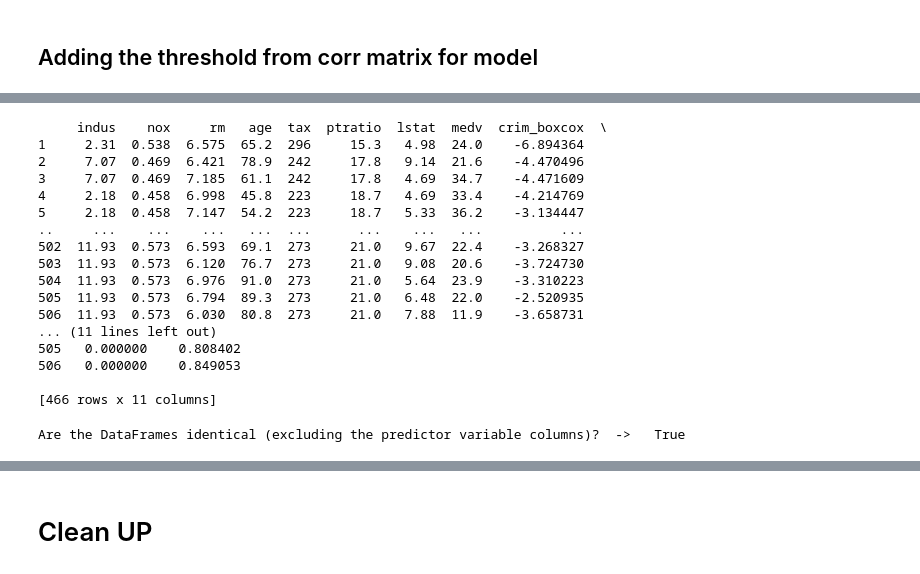
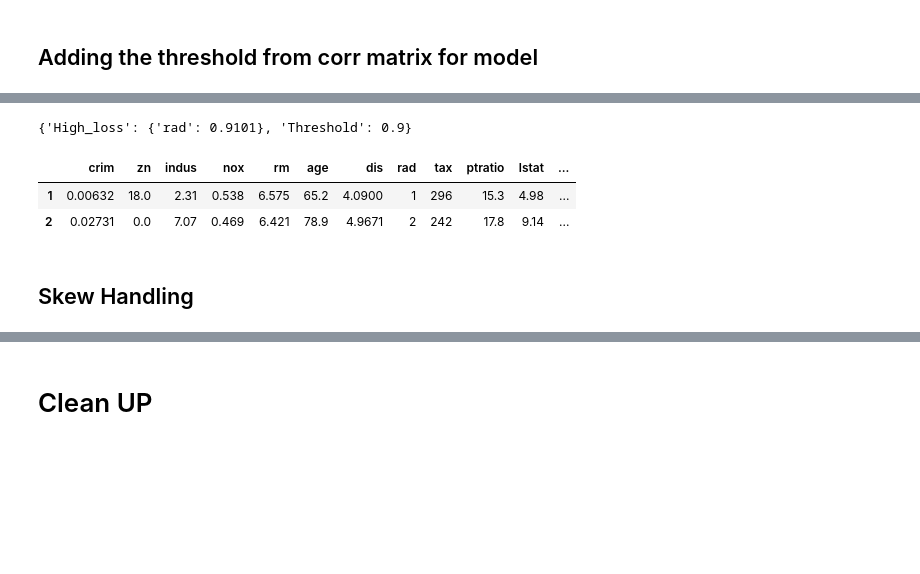
Before and after one commit to nikhil9066/API-model, a Jupyter notebook: model/boston_2.ipynb, the cells around one changed output, grey strips where cells are left out. Cells and saved outputs as stored; diff of their text form; code cells hidden in the pictures; blank space fills up the shorter version.

```diff
--- a/model/boston_2.ipynb
+++ b/model/boston_2.ipynb
@@ -698,25 +209,0 @@ ipp.interModel(df_selected_3, predictor_variable, "High n mid")
-# %%
-# Rename the column if it contains the predictor_variable with a suffix (e.g., medv_power -> medv)
-df_trimmed = df_selected_3.rename(columns={col: predictor_variable if predictor_variable in col else col
-                              for col in df_selected_3.columns})
-
-# Print the modified DataFrame
-print(df_trimmed)
-# %% [output]
-     indus    nox     rm   age  tax  ptratio  lstat  medv  crim_boxcox  \
-1     2.31  0.538  6.575  65.2  296     15.3   4.98  24.0    -6.894364
-2     7.07  0.469  6.421  78.9  242     17.8   9.14  21.6    -4.470496
-3     7.07  0.469  7.185  61.1  242     17.8   4.69  34.7    -4.471609
-4     2.18  0.458  6.998  45.8  223     18.7   4.69  33.4    -4.214769
-5     2.18  0.458  7.147  54.2  223     18.7   5.33  36.2    -3.134447
-..     ...    ...    ...   ...  ...      ...    ...   ...          ...
-502  11.93  0.573  6.593  69.1  273     21.0   9.67  22.4    -3.268327
-503  11.93  0.573  6.120  76.7  273     21.0   9.08  20.6    -3.724730
-504  11.93  0.573  6.976  91.0  273     21.0   5.64  23.9    -3.310223
-505  11.93  0.573  6.794  89.3  273     21.0   6.48  22.0    -2.520935
-506  11.93  0.573  6.030  80.8  273     21.0   7.88  11.9    -3.658731
-... (11 lines left out)
-505   0.000000    0.808402
-506   0.000000    0.849053
-
-[466 rows x 11 columns]
@@ -725,17 +210,38 @@ print(df_trimmed)
-# %%
-# Define the predictor variable
-# predictor_variable = "medv"
-
-# Filter out the columns containing predictor_variable and predictor_variable_ in their names
-columns_to_compare = [col for col in df_selected_3.columns if predictor_variable not in col]
-
-# Subset the DataFrames to include only the columns we want to compare
-df_selected_3_filtered = df_selected_3[columns_to_compare]
-df_trimmed_filtered = df_trimmed[columns_to_compare]
-
-# Compare the filtered DataFrames
-are_identical = df_selected_3_filtered.equals(df_trimmed_filtered)
-
-print("Are the DataFrames identical (excluding the predictor variable columns)?  ->  ", are_identical)
-# %% [output]
-Are the DataFrames identical (excluding the predictor variable columns)?  ->   True
+# %%
+df_filtered, high_loss = ipp.remove_high_correlation_features(df_outlier_cleaned,predictor_variable)
+print(high_loss)
+# Output: {'High_loss': {'feature3': 0.91, 'feature4': 0.95}, 'Threshold': 0.9}
+# print(df_filtered.head(2))
+ipp.update_high_correlation_features(high_loss["High_loss"])
+# %% [output]
+{'High_loss': {'rad': 0.9101}, 'Threshold': 0.9}
+# %%
+low_threshold_value = [0.3, 0.35, 0.4, 0.45, 0.5, 0.55]
+results = {}
+
+for i in low_threshold_value:
+    df_filtered, low_loss = ipp.remove_low_correlation_features(df_outlier_cleaned, i, predictor_variable)
+    num_features = len(low_loss["Low_loss"])
+
+    results[i] = {
+        "df_filtered": df_filtered,  # Stores the dataframe
+        "num_features": num_features  # Stores the number of low-correlation features removed
+    }
+
+    model_name = "LTH_"
+    ipp.interModel(df_filtered, predictor_variable, model_name+str(i))
+    ipp.update_low_correlation_features(i, low_loss["Low_loss"])
+    # print(df_filtered.head(2))
+    # print(" ----------------- ")
+
+# Return the dictionary containing all results
+# results
+# %%
+df_04 = results[0.4]["df_filtered"]
+df_04.head(2)
+# %% [output]
+|  | crim | zn | indus | nox | rm | age | dis | rad | tax | ptratio | lstat | ... |
+| 1 | 0.00632 | 18.0 | 2.31 | 0.538 | 6.575 | 65.2 | 4.0900 | 1 | 296 | 15.3 | 4.98 | ... |
+| 2 | 0.02731 | 0.0 | 7.07 | 0.469 | 6.421 | 78.9 | 4.9671 | 2 | 242 | 17.8 | 9.14 | ... |
+# %% [markdown]
+## Skew Handling
```
Also changed, not shown: parts of 56 cells of this notebook, 5 other files.
